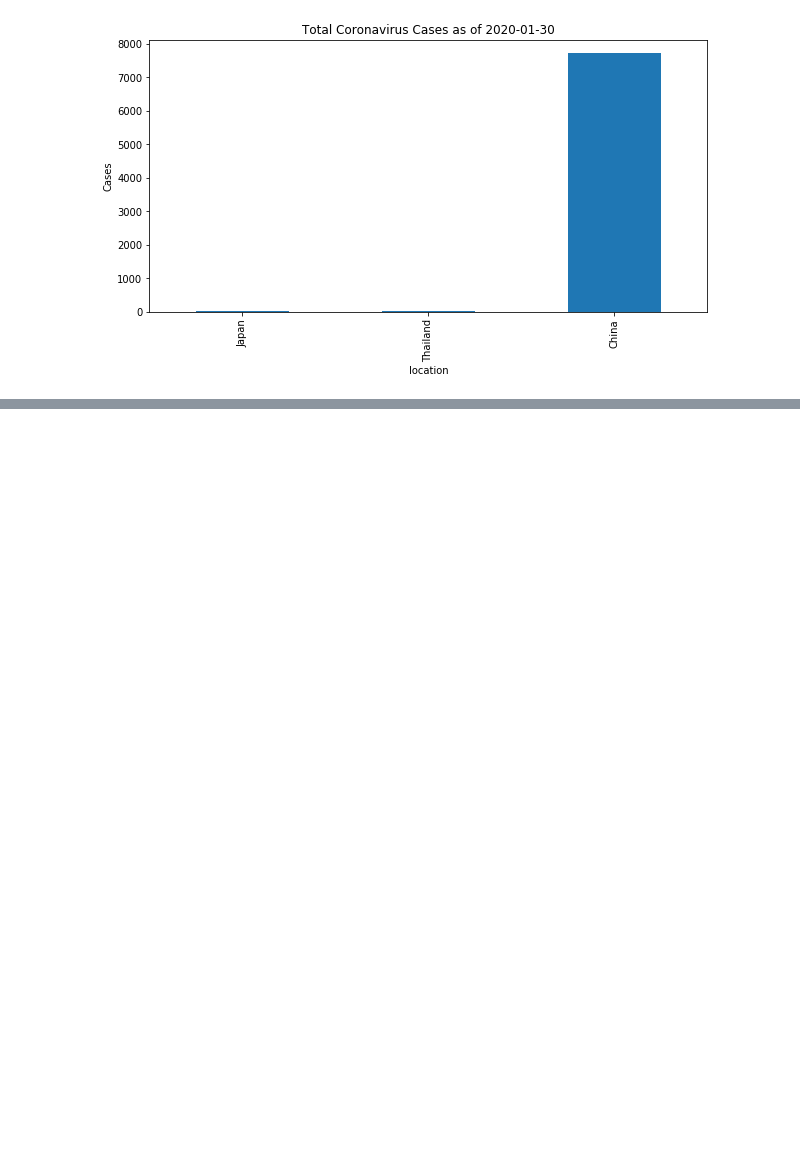
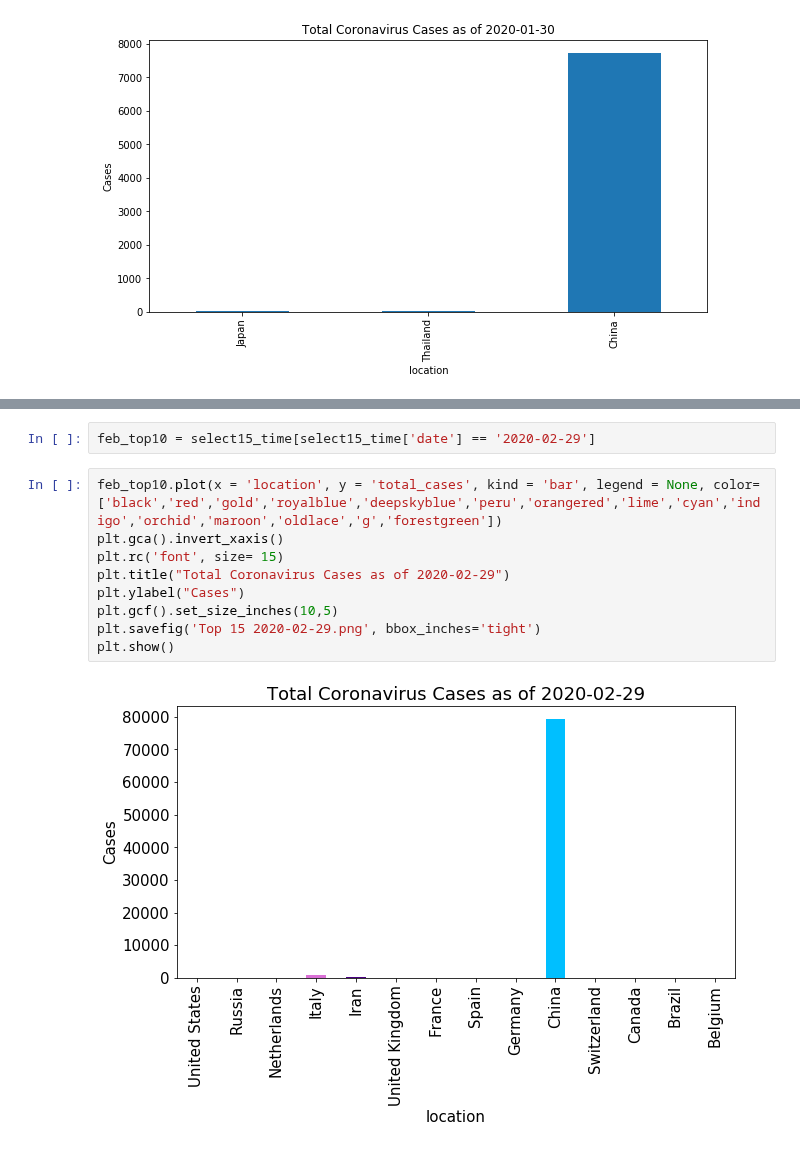
Before and after one commit to ta-data-bcn/Project-Week-3-Data-Thieves, a Jupyter notebook: your-project/Gareth Hughes/COVID-19.ipynb, the cells around one changed output, grey strips where cells are left out. Cells and saved outputs as stored; diff of their text form; blank space fills up the shorter version.

```diff
--- a/your-project/Gareth Hughes/COVID-19.ipynb
+++ b/your-project/Gareth Hughes/COVID-19.ipynb
@@ -431,0 +497,13 @@ plt.show()
+# %%
+feb_top10 = select15_time[select15_time['date'] == '2020-02-29']
+# %%
+feb_top10.plot(x = 'location', y = 'total_cases', kind = 'bar', legend = None, color=['black','red','gold','royalblue','deepskyblue','peru','orangered','lime','cyan','indigo','orchid','maroon','oldlace','g','forestgreen'])
+plt.gca().invert_xaxis()
+plt.rc('font', size= 15)
+plt.title("Total Coronavirus Cases as of 2020-02-29")
+plt.ylabel("Cases")
+plt.gcf().set_size_inches(10,5)
+plt.savefig('Top 15 2020-02-29.png', bbox_inches='tight')
+plt.show()
+# %% [output]
+[figure, added]
```
Also changed, not shown: parts of 22 cells of this notebook, 8 other files.
